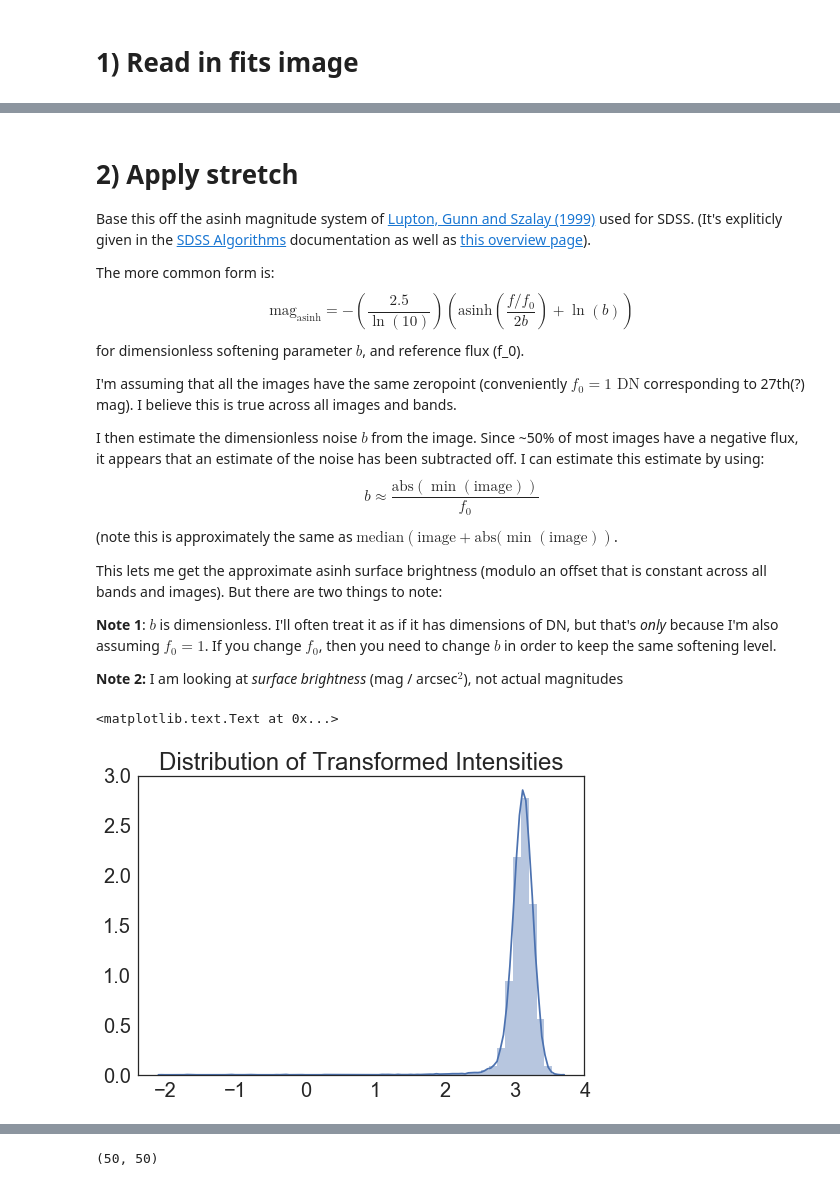
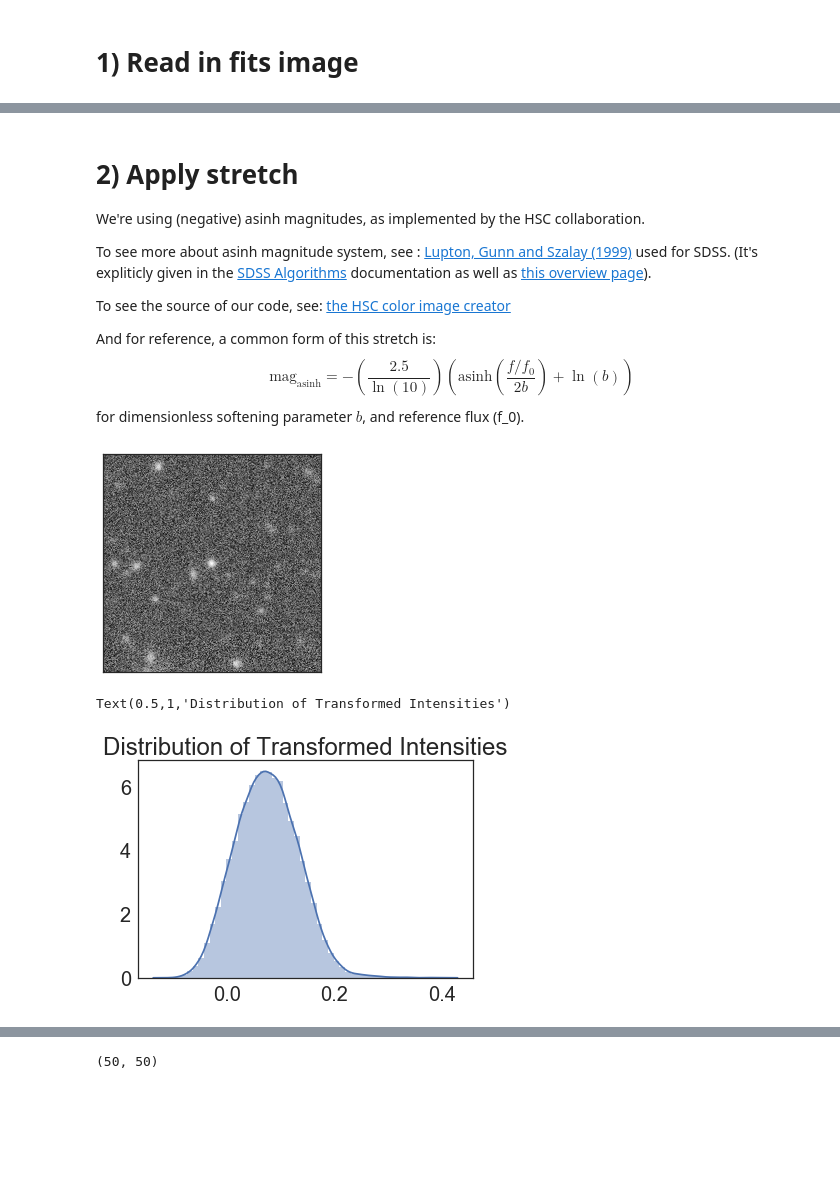
Before and after one commit to yluo54301/dwarf_photo-z, a Jupyter notebook: dwarfz/DNN/keras_prototype.ipynb, the cells around one changed output, grey strips where cells are left out. Drawn from its saved outputs; the diff is of its cells as text; code cells hidden in the pictures; blank space fills up the shorter version.

Commit message:
use HSC asinh scaling; add rotation augmentation

```diff
--- a/dwarfz/DNN/keras_prototype.ipynb
+++ b/dwarfz/DNN/keras_prototype.ipynb
@@ -54,0 +57,11 @@ HSC_ids = np.array(sorted(HSC_ids))
+# %%
+HSC_ids = [int(os.path.basename(image_file).split("-")[0])
+           for image_file in glob.glob(os.path.join(images_dir, "*.fits"))]
+HSC_ids = set(HSC_ids) # remove duplicates
+HSC_ids = np.array(sorted(HSC_ids))
+
+# now filter out galaxies missing bands
+HSC_ids = [HSC_id
+           for HSC_id in HSC_ids
+           if len(glob.glob(os.path.join(images_dir, "{}*.fits".format(str(HSC_id)))))==5]
+HSC_ids = np.array(HSC_ids)
@@ -55,5 +72,5 @@ HSC_ids = np.array(sorted(HSC_ids))
 # %%
-HSC_id = HSC_ids[0] # for when I need a single sample galaxy
+HSC_id = HSC_ids[1] # for when I need a single sample galaxy
 # %%
 bands = ["g", "r", "i", "z", "y"]
 # %% [markdown]
@@ -107,21 +143,12 @@ image_plotter(np.log(image))
 # %% [markdown]
 # 2) Apply stretch
 
-Base this off the asinh magnitude system of [Lupton, Gunn and Szalay (1999)](http://iopscience.iop.org/article/10.1086/301004/meta) used for SDSS. (It's expliticly given in the [SDSS Algorithms](http://classic.sdss.org/dr7/algorithms/fluxcal.html) documentation as well as [this overview page](https://ned.ipac.caltech.edu/help/sdss/dr6/photometry.html#asinh)).
+We're using (negative) asinh magnitudes, as implemented by the HSC collaboration.
 
-The more common form is:
+To see more about asinh magnitude system, see : [Lupton, Gunn and Szalay (1999)](http://iopscience.iop.org/article/10.1086/301004/meta) used for SDSS. (It's expliticly given in the [SDSS Algorithms](http://classic.sdss.org/dr7/algorithms/fluxcal.html) documentation as well as [this overview page](https://ned.ipac.caltech.edu/help/sdss/dr6/photometry.html#asinh)).
+
+To see the source of our code, see: [the HSC color image creator](https://hsc-gitlab.mtk.nao.ac.jp/snippets/23#L172)
+
+And for reference, a common form of this stretch is:
 $$ \mathrm{mag}_\mathrm{asinh} = - \left(\frac{2.5}{\ln(10)}\right) \left(\mathrm{asinh}\left(\frac{f/f_0}{2b}\right) + \ln(b) \right)$$
 for dimensionless softening parameter $b$, and reference flux (f_0).
-
-I'm assuming that all the images have the same zeropoint (conveniently $f_0 = 1 \text{ DN}$ corresponding to 27th(?) mag). I believe this is true across all images and bands.
-
-I then estimate the dimensionless noise $b$ from the image. Since ~50% of most images have a negative flux, it appears that an estimate of the noise has been subtracted off. I can estimate this estimate by using:
-$$b \approx \frac{\mathrm{abs}(\min(\mathrm{image}))}{f_0} $$
-(note this is approximately the same as $\mathrm{median} \left(\mathrm{image} + \mathrm{abs}(\min(\mathrm{image})\right) $.
-
-This lets me get the approximate asinh surface brightness (modulo an offset that is constant across all bands and images).  But there are two things to note:
-
-**Note 1**: $b$ is dimensionless. I'll often treat it as if it has dimensions of DN, but that's *only* because I'm also assuming $f_0 = 1$. If you change $f_0$, then you need to change $b$ in order to keep the same softening level.
-
-
-**Note 2:**  I am looking at _surface brightness_ (mag / arcsec$^2$), not actual magnitudes
@@ -152,6 +155,27 @@ image_stretched = apply_stretch(image)
+# %%
+def scale(x, fluxMag0):
+    ### adapted from https://hsc-gitlab.mtk.nao.ac.jp/snippets/23
+    mag0 = 19
+    scale = 10 ** (0.4 * mag0) / fluxMag0
+    x *= scale
+
+    u_min = -0.05
+    u_max = 2. / 3.
+    u_a = np.exp(10.)
+
+    x = np.arcsinh(u_a*x) / np.arcsinh(u_a)
+    x = (x - u_min) / (u_max - u_min)
+
+    return x
+# %%
+image_scaled = scale(image, flux_mag_0)
+# %%
+image_plotter(image_scaled)
+# %% [output]
+[figure, added]
 # %%
-sns.distplot(image_stretched.flatten())
+sns.distplot(image_scaled.flatten())
 plt.title("Distribution of Transformed Intensities")
 # %% [output]
-<matplotlib.text.Text at 0x...>
+Text(0.5,1,'Distribution of Transformed Intensities')
-[figure, old version]
+[figure, new version]
```
Also changed, not shown: parts of 95 cells of this notebook.
